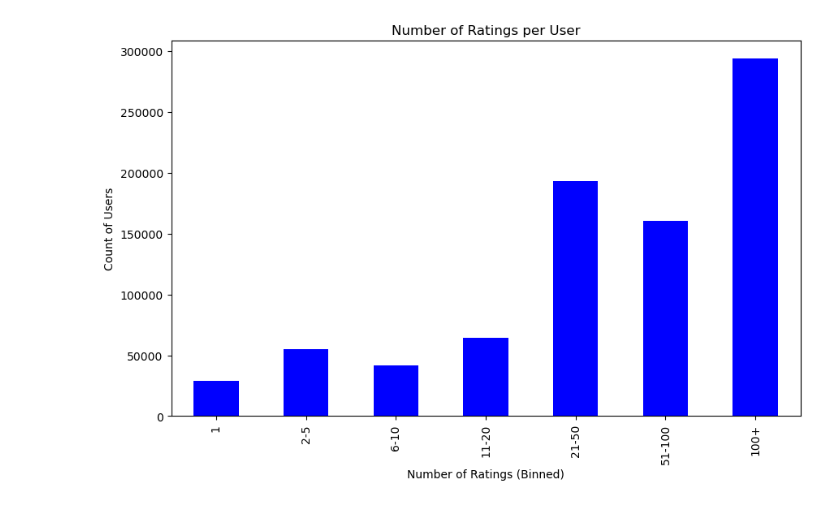
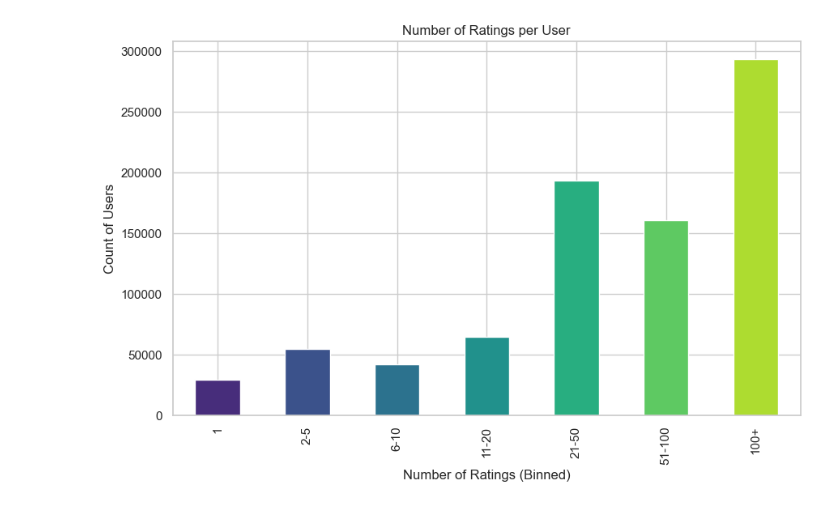
Before and after one commit to mud66/Recommender-System-GoodReads, a Jupyter notebook: Process/EDA.ipynb, the cells around one changed output. Cells and saved outputs as stored; diff of their text form; code cells hidden in the pictures.

```diff
--- a/Process/EDA.ipynb
+++ b/Process/EDA.ipynb
@@ -38,22 +37,15 @@ read = read[read['is_read'] == 1]
 # %%
-# Count the number of reviews per user
 rating_counts = read['user_id'].value_counts()
-
-# Bin the data
 bins = [0, 1, 5, 10, 20, 50, 100, rating_counts.max()]
 labels = ['1', '2-5', '6-10', '11-20', '21-50', '51-100', '100+']
 review_counts_binned = pd.cut(rating_counts, bins=bins, labels=labels, include_lowest=True)
-
-# Create a bar plot of the binned data
+sns.set(style="whitegrid")
+palette = sns.color_palette("viridis", len(review_counts_binned.value_counts(sort=False)))
 plt.figure(figsize=(10, 6))
-review_counts_binned.value_counts(sort=False).plot(kind='bar', color='blue')
-
-# Add titles and labels
+review_counts_binned.value_counts(sort=False).plot(kind='bar', color=palette)
 plt.title('Number of Ratings per User')
 plt.xlabel('Number of Ratings (Binned)')
 plt.ylabel('Count of Users')
-
-# Show the plot
 plt.show()
 # %% [output]
-[figure, old version]
+[figure, new version]
```
Also changed, not shown: parts of 11 cells of this notebook, 3 other files.
